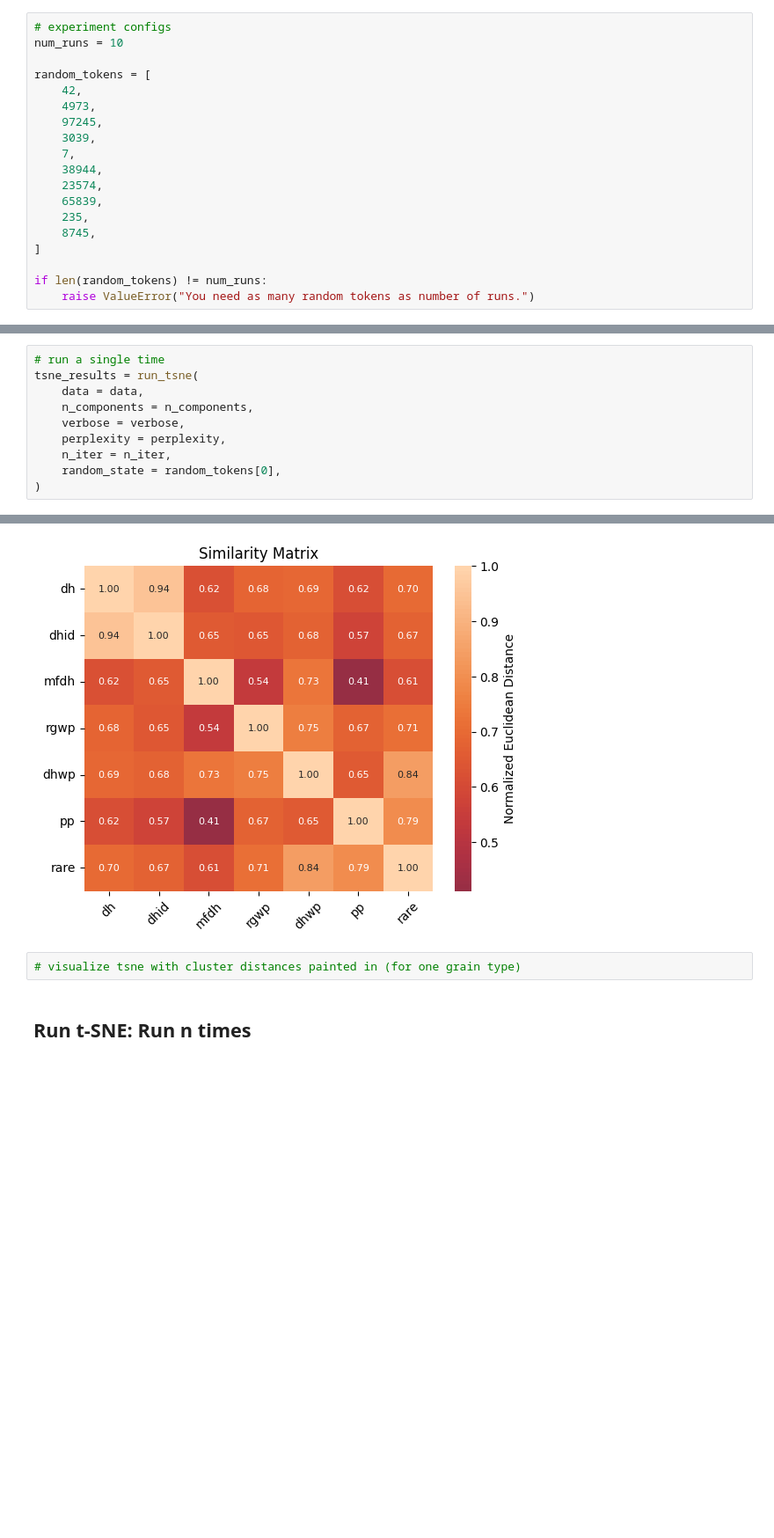
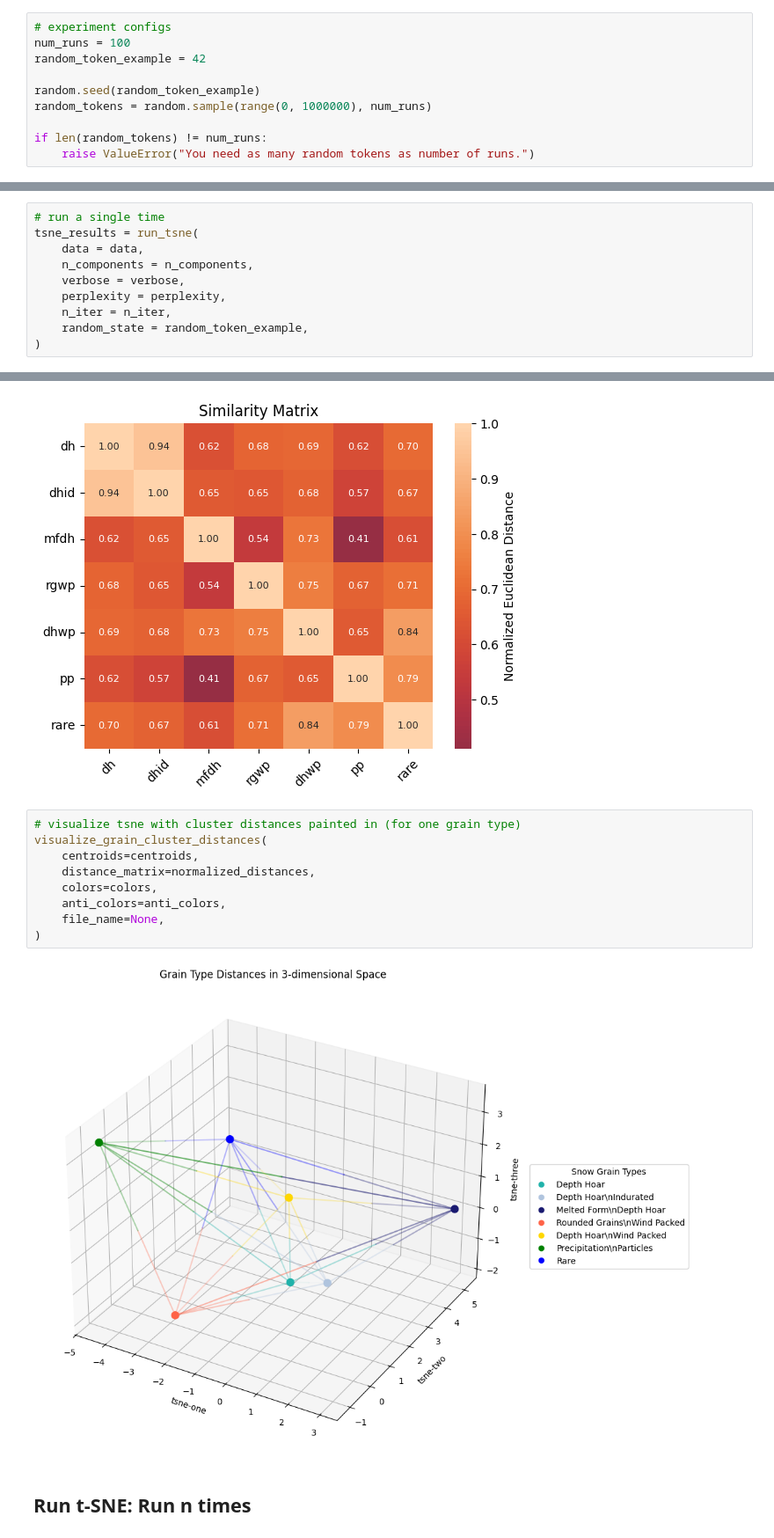
Before and after one commit to liellnima/snowdragon, a Jupyter notebook: scripts/extract_tsne_cluster_distance.ipynb, the cells around one changed output, grey strips where cells are left out. Shown at 88% size. Saved outputs shown, nothing was run; the diff lists cells and outputs as text; blank space fills up the shorter version.

Commit message:
add another visualization, prepare code to run for n times

```diff
--- a/scripts/extract_tsne_cluster_distance.ipynb
+++ b/scripts/extract_tsne_cluster_distance.ipynb
@@ -64,20 +67,11 @@ n_iter = 300
 metric = "euclidean"
 # %%
 # experiment configs
-num_runs = 10
+num_runs = 100
+random_token_example = 42
 
-random_tokens = [
-    42,
-    4973,
-    97245,
-    3039,
-    7,
-    38944,
-    23574,
-    65839,
-    235,
-    8745,
-]
+random.seed(random_token_example)
+random_tokens = random.sample(range(0, 1000000), num_runs)
 
 if len(random_tokens) != num_runs:
     raise ValueError("You need as many random tokens as number of runs.")
@@ -277,7 +323,7 @@ tsne_results = run_tsne(
     verbose = verbose,
     perplexity = perplexity,
     n_iter = n_iter,
-    random_state = random_tokens[0],
+    random_state = random_token_example,
 )
 # %% [output]
 [t-SNE] Computing 121 nearest neighbors...
@@ -367,5 +413,14 @@ plot_matrix(
 [figure]
 # %%
 # visualize tsne with cluster distances painted in (for one grain type)
+visualize_grain_cluster_distances(
+    centroids=centroids,
+    distance_matrix=normalized_distances,
+    colors=colors,
+    anti_colors=anti_colors,
+    file_name=None,
+)
+# %% [output]
+[figure, added]
 # %% [markdown]
 ## Run t-SNE: Run n times
```
Also changed, not shown: parts of 9 cells of this notebook.
